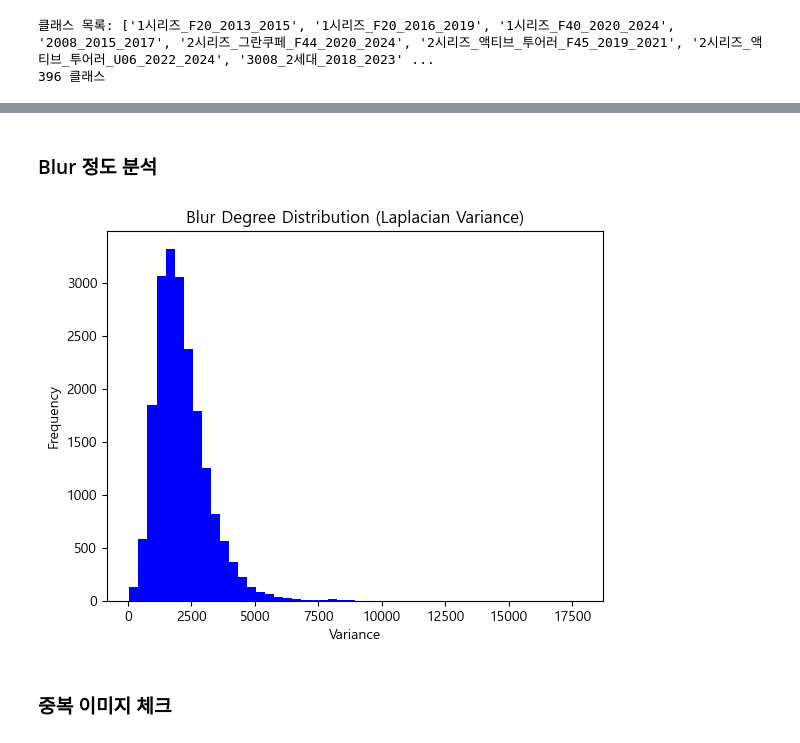
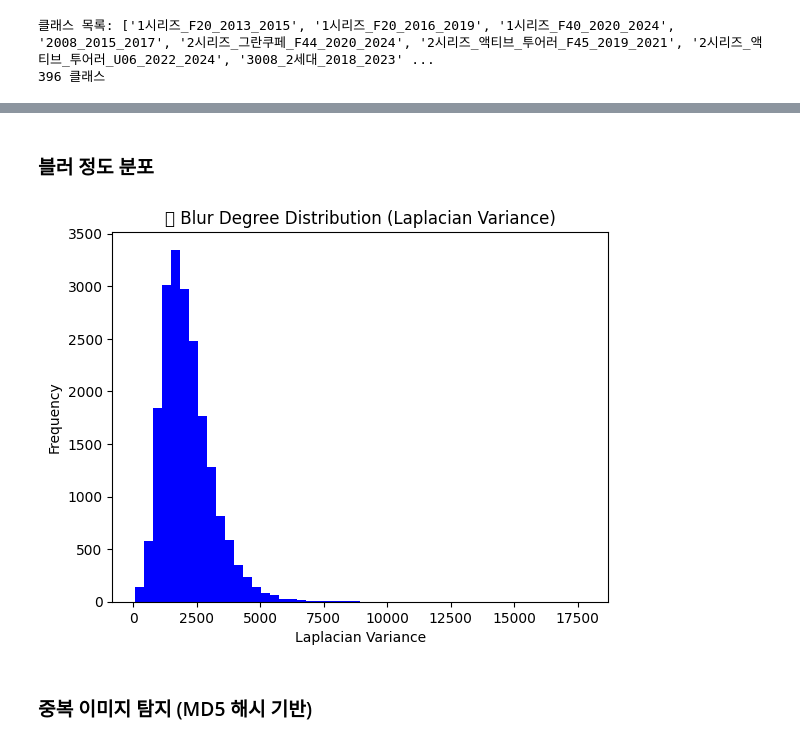
Before and after one commit to uddaniiii/used-car-image-classification, a Jupyter notebook: EDA.ipynb, the cells around one changed output, grey strips where cells are left out. Saved outputs shown, nothing was run; the diff lists cells and outputs as text; code cells hidden in the pictures.

```diff
--- a/EDA.ipynb
+++ b/EDA.ipynb
@@ -80 +97,14 @@ plt.show()
+# %%
+from PIL import Image
+
+broken_images = []
+
+for _, row in df.iterrows():
+    img_path = row['img_path']
+    try:
+        with Image.open(img_path) as img:
+            img.verify()  # 파일이 열리는지만 체크
+    except Exception as e:
+        print(f"❌ 오류 이미지: {img_path} — {e}")
+        broken_images.append(img_path)
 # %% [markdown]
@@ -82,11 +112,12 @@ plt.show()
 # %%
-sampled_paths = df['img_path'].sample(n=min(500, len(df)), random_state=42)
+import seaborn as sns
+
 dims = []
 
 for path in df['img_path']:
     try:
-        img = Image.open(path)
-        dims.append(img.size)  # (width, height)
+        with Image.open(path) as img:
+            dims.append(img.size)  # (width, height)
     except:
         continue
 
@@ -94,7 +125,7 @@ dim_df = pd.DataFrame(dims, columns=['width', 'height'])
 
 plt.figure(figsize=(10, 6))
 sns.scatterplot(x='width', y='height', data=dim_df, alpha=0.6)
-plt.title("Image Resolution Distribution (All Samples)")
+plt.title("🖼️ Image Resolution Distribution")
 plt.xlabel("Width")
 plt.ylabel("Height")
 plt.grid(True)
@@ -126,16 +163,17 @@ plt.show()
 # %%
 sample_per_class = 50
+brightness_list = []
 
-brightness_list = []
-for cls in class_names:
-    sample_df = df[df['class'] == cls].sample(min(sample_per_class, len(df[df['class'] == cls])))
+for cls in df['class'].unique():
+    sample_df = df[df['class'] == cls].sample(min(sample_per_class, len(df[df['class'] == cls])), random_state=42)
     for img_path in sample_df['img_path']:
         img = Image.open(img_path).convert('L')  # 흑백
         img_np = np.array(img)
         mean_brightness = img_np.mean()
         brightness_list.append(mean_brightness)
+
 plt.hist(brightness_list, bins=50, color='orange')
-plt.title('Brightness Distribution')
+plt.title('🧃 Brightness Distribution')
 plt.xlabel('Mean Brightness')
 plt.ylabel('Frequency')
 plt.show()
@@ -144,24 +182,25 @@ plt.show()
 # %% [markdown]
-### Blur 정도 분석
+### 블러 정도 분포
 # %%
 sample_per_class = 50
+blur_vals = []
 
-blur_vals = []
-for cls in class_names:
-    sample_df = df[df['class'] == cls].sample(min(sample_per_class, len(df[df['class'] == cls])))
+for cls in df['class'].unique():
+    sample_df = df[df['class'] == cls].sample(min(sample_per_class, len(df[df['class'] == cls])), random_state=42)
     for img_path in sample_df['img_path']:
         img = Image.open(img_path).convert('L')
         img_np = np.array(img)
         lap = cv2.Laplacian(img_np, cv2.CV_64F)
         var_lap = lap.var()
         blur_vals.append(var_lap)
+
 plt.hist(blur_vals, bins=50, color='blue')
-plt.title('Blur Degree Distribution (Laplacian Variance)')
-plt.xlabel('Variance')
+plt.title('💤 Blur Degree Distribution (Laplacian Variance)')
+plt.xlabel('Laplacian Variance')
 plt.ylabel('Frequency')
 plt.show()
 # %% [output]
-[figure, old version]
+[figure, new version]
 # %% [markdown]
-### 중복 이미지 체크
+### 중복 이미지 탐지 (MD5 해시 기반)
 # %%
```
Also changed, not shown: parts of 19 cells of this notebook.
